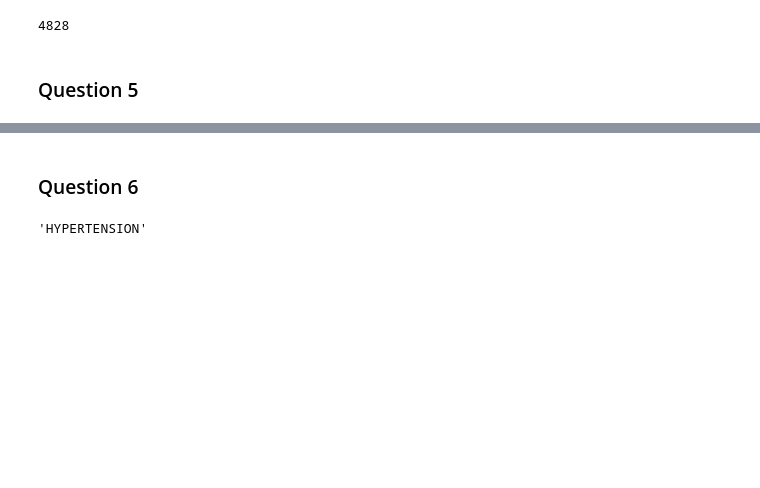
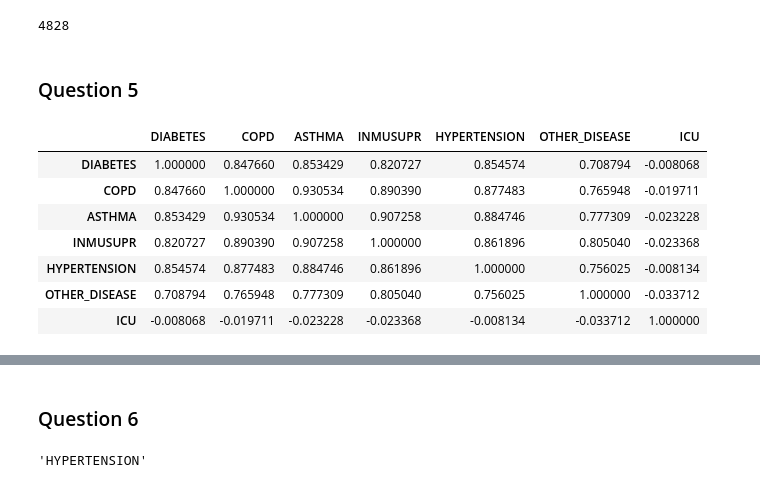
Before and after one commit to bashketchum02/Data-Mining-1, a Jupyter notebook: DataMining1.ipynb, the cells around one changed output, grey strips where cells are left out. Drawn from its saved outputs; the diff is of its cells as text; code cells hidden in the pictures; blank space fills up the shorter version.

```diff
--- a/DataMining1.ipynb
+++ b/DataMining1.ipynb
@@ -91,0 +93,12 @@ dataframe[filter].shape[0]
+# %%
+corr_disease = unmodified[diseases_and_ICU].corr()
+corr_disease
+# %% [output]
+|  | DIABETES | COPD | ASTHMA | INMUSUPR | HYPERTENSION | OTHER_DISEASE | ICU |
+| DIABETES | 1.000000 | 0.847660 | 0.853429 | 0.820727 | 0.854574 | 0.708794 | -0.008068 |
+| COPD | 0.847660 | 1.000000 | 0.930534 | 0.890390 | 0.877483 | 0.765948 | -0.019711 |
+| ASTHMA | 0.853429 | 0.930534 | 1.000000 | 0.907258 | 0.884746 | 0.777309 | -0.023228 |
+| INMUSUPR | 0.820727 | 0.890390 | 0.907258 | 1.000000 | 0.861896 | 0.805040 | -0.023368 |
+| HYPERTENSION | 0.854574 | 0.877483 | 0.884746 | 0.861896 | 1.000000 | 0.756025 | -0.008134 |
+| OTHER_DISEASE | 0.708794 | 0.765948 | 0.777309 | 0.805040 | 0.756025 | 1.000000 | -0.033712 |
+| ICU | -0.008068 | -0.019711 | -0.023228 | -0.023368 | -0.008134 | -0.033712 | 1.000000 |
```
Also changed, not shown: parts of 7 cells of this notebook, 1 other file.
